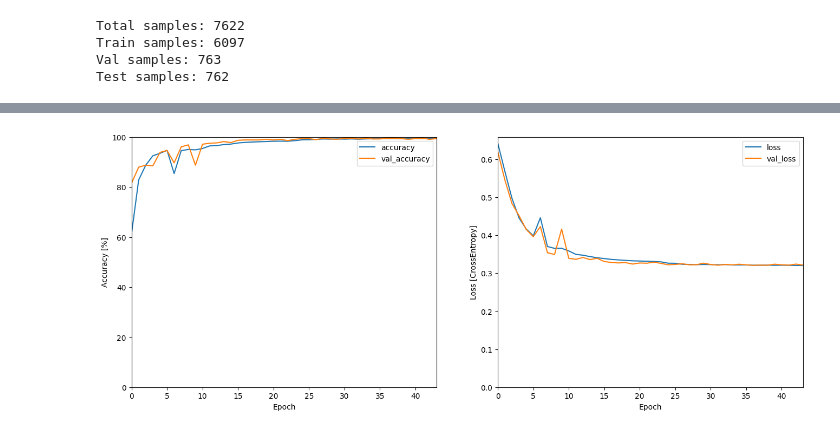
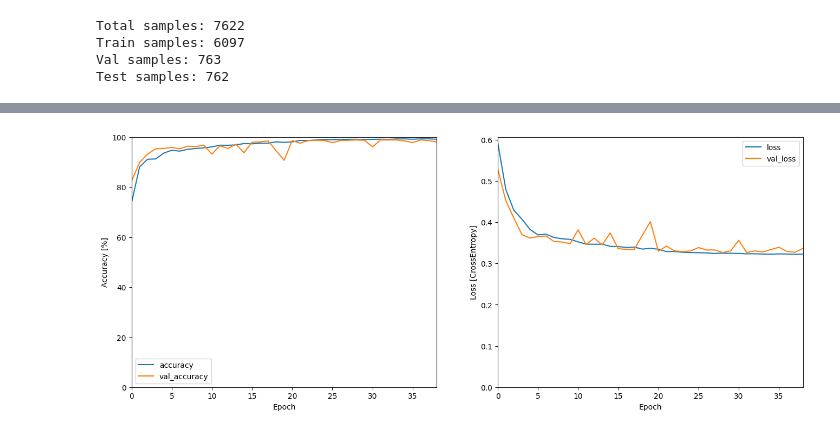
Before and after one commit to claesrolen/PAIHT24D_proj, a Jupyter notebook: train_fcn.ipynb, the cells around one changed output, grey strips where cells are left out. Drawn from its saved outputs; the diff is of its cells as text; code cells hidden in the pictures.

```diff
--- a/train_fcn.ipynb
+++ b/train_fcn.ipynb
@@ -162,7 +173,7 @@ def augment_mel(X, y):
 # %%
 X = []
 y = []
-
+grp = []
 for item in data_dir.glob("*/*.wav"):
     # One hot encoding based on label name from dir structure
     t = np.zeros(len(labels), dtype=int)
@@ -172,12 +183,14 @@ for item in data_dir.glob("*/*.wav"):
     feat = get_feature_mel(str(item))
     X.append(feat)
     y.append(t)
+    grp.append(item.stem)
 
 X = np.array(X)
 y = np.array(y)
+grp = np.array(grp)
 
 # Shuffle data
-X, y = shuffle(X, y)
+X, y,grp = shuffle(X, y, grp)
 
 # Split: 80 -10 - 10%
 Ntot = X.shape[0]
@@ -252,9 +324,10 @@ def exp_ds_dim(data, label):
     data = data[..., tf.newaxis]
     return data, label
 
-train_ds = train_ds.map(exp_ds_dim).batch(32)
-val_ds = val_ds.map(exp_ds_dim).batch(32)
-test_ds = test_ds.map(exp_ds_dim).batch(32)
+
+train_ds = train_ds.map(exp_ds_dim).batch(16)
+val_ds = val_ds.map(exp_ds_dim).batch(16)
+test_ds = test_ds.map(exp_ds_dim).batch(16)
 # %%
 input_shape = (28, 28, 1)
 print("Input shape:", input_shape)
@@ -303,12 +376,12 @@ Model: "sequential_1"
  Non-trainable params: 0 (0.00 B)
 # %%
 def lr_schedule(epoch):
-    if epoch > 25:
-        return 0.00003
+    if epoch > 20:
+        return 0.00002
     if epoch > 10:
+        return 0.00006
+    elif epoch > 2:
         return 0.0001
-    elif epoch > 5:
-        return 0.0003
     else:
         return 0.00001  # Warmup
 
@@ -332,18 +405,28 @@ EPOCHS = 50
 model.compile(
     optimizer=tfk.optimizers.Adam(),
     loss=tfk.losses.CategoricalCrossentropy(from_logits=True),
-    metrics=["accuracy"],
+    metrics=[
+        # "accuracy",
+        tfk.metrics.CategoricalAccuracy(),
+        tfk.metrics.FalseNegatives(),
+        tfk.metrics.TrueNegatives(),
+        tfk.metrics.FalsePositives(),
+        tfk.metrics.TruePositives(),
+        tfk.metrics.Precision(),
+        tfk.metrics.Recall(),
+    ],
 )
 history = model.fit(
     train_ds,
     validation_data=val_ds,
     epochs=EPOCHS,
     callbacks=callbacks,
+    verbose=1,
 )
 
 plot_eval(history)
 
 a = model.evaluate(test_ds, return_dict=True)
-print(f"Accuracy: {100*a['accuracy']:0.2f}% \U0001f44d \nLoss:     {a['loss']:0.4f}")
+print(f"Accuracy: {100*a['categorical_accuracy']:0.2f}% \U0001f44d \nLoss:     {a['loss']:0.4f}")
 # %% [output]
 Epoch 1/50
@@ -366,4 +449,4 @@ Loss:     0.3240
-[figure, old version]
+[figure, new version]
 # %%
 # Save model
 import pickle
```
Also changed, not shown: parts of 8 cells of this notebook, 7 other files.
